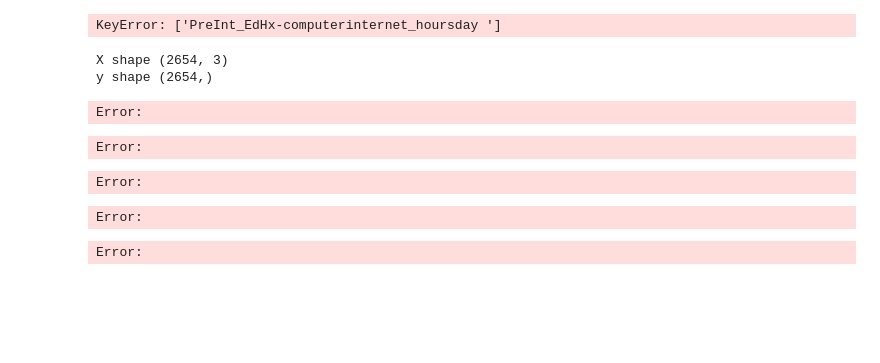
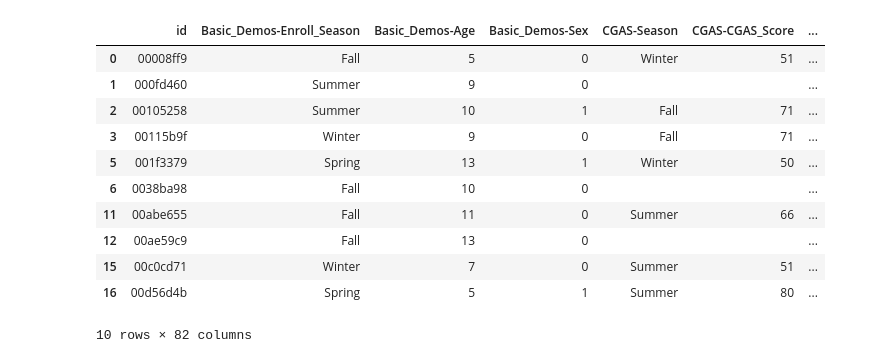
Before and after one commit to Gabri03ele/Child_Mind_Institute, a Jupyter notebook: main.ipynb, the cells around one changed output. Saved outputs shown, nothing was run; the diff lists cells and outputs as text; code cells hidden in the pictures; blank space fills up the shorter version.

```diff
--- a/main.ipynb
+++ b/main.ipynb
@@ -1,39 +1,30 @@
 # %%
 import numpy as np
 import pandas as pd
 
 
 # Scarichiamo e leggiamo i dati del train
 dataset_file = 'dati/train.csv'
 df = pd.read_csv(dataset_file)
 
 # Sostituiamo le stringhe vuote ("") con NaN
 df['sii'] = df['sii'].str.strip()
-df['PreInt_EduHx-computerinternet_hoursday '] = df['PreInt_EduHx-computerinternet_hoursday '].str.strip()
-
 df['sii'] = df['sii'].replace("", np.nan)
-df['PreInt_EduHx-computerinternet_hoursday '] = df['PreInt_EduHx-computerinternet_hoursday '].replace("",np.nan)
 
 
 # Eliminiamuo le righe con valori NaN (vuoti) nella colonna 'sii'
-df_clean = df.dropna(subset=['sii', 'PreInt_EdHx-computerinternet_hoursday '])
+df_clean = df.dropna(subset=['sii'])
 df_clean.head(10)
 # %% [output]
+|  | id | Basic_Demos-Enroll_Season | Basic_Demos-Age | Basic_Demos-Sex | CGAS-Season | CGAS-CGAS_Score | ... |
+| 0 | 00008ff9 | Fall | 5 | 0 | Winter | 51 | ... |
+| 1 | 000fd460 | Summer | 9 | 0 |  |  | ... |
+| 2 | 00105258 | Summer | 10 | 1 | Fall | 71 | ... |
+| 3 | 00115b9f | Winter | 9 | 0 | Fall | 71 | ... |
+| 5 | 001f3379 | Spring | 13 | 1 | Winter | 50 | ... |
+| 6 | 0038ba98 | Fall | 10 | 0 |  |  | ... |
+| 11 | 00abe655 | Fall | 11 | 0 | Summer | 66 | ... |
+| 12 | 00ae59c9 | Fall | 13 | 0 |  |  | ... |
+| 15 | 00c0cd71 | Winter | 7 | 0 | Summer | 51 | ... |
+| 16 | 00d56d4b | Spring | 5 | 1 | Summer | 80 | ... |
-KeyError: ['PreInt_EdHx-computerinternet_hoursday ']
+10 rows × 82 columns
-# %%
-X = df_clean.loc[:,['Basic_Demos-Age ', 'Basic_Demos-Sex ', 'PreInt_EduHx-computerinternet_hoursday ']] # intervallo da id fino alla penultima colonna
-X = X.replace(r'^\s*$', np.nan, regex=True)
-X = X.astype(float)
-
-print("X shape", X.shape)
-
-y = df_clean.loc[:, 'sii']
-print("y shape", y.shape)
-# %% [output]
-X shape (2654, 3)
-y shape (2654,)
-Error:
-Error:
-Error:
-Error:
-Error:
```
Also changed, not shown: parts of 10 cells of this notebook.
